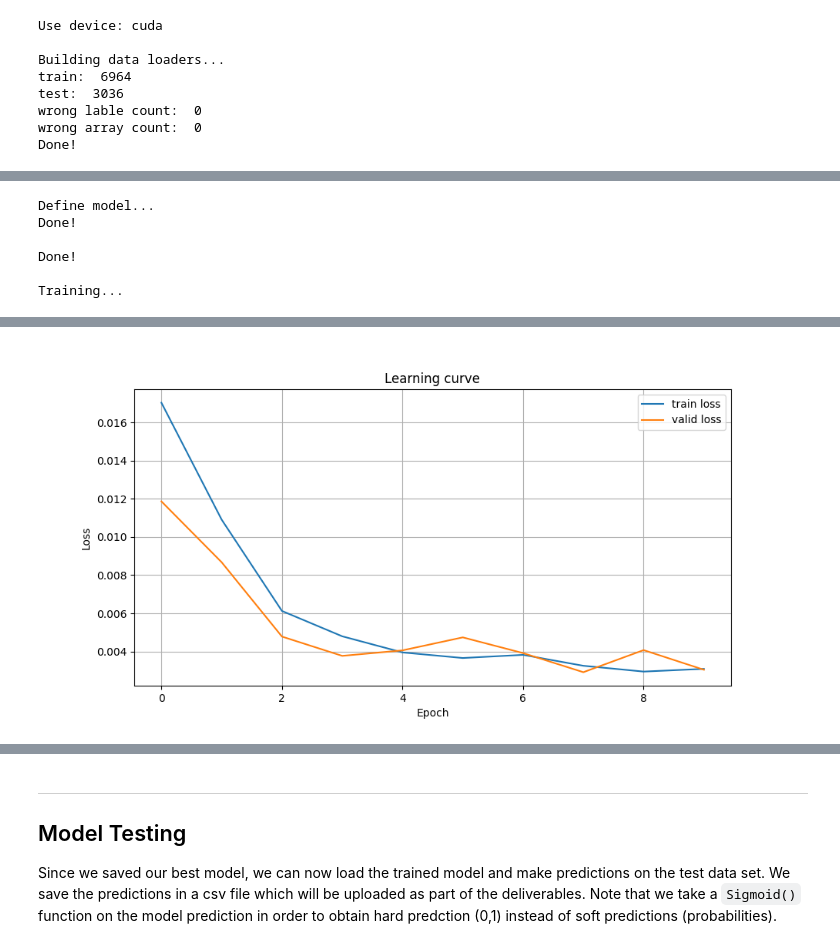
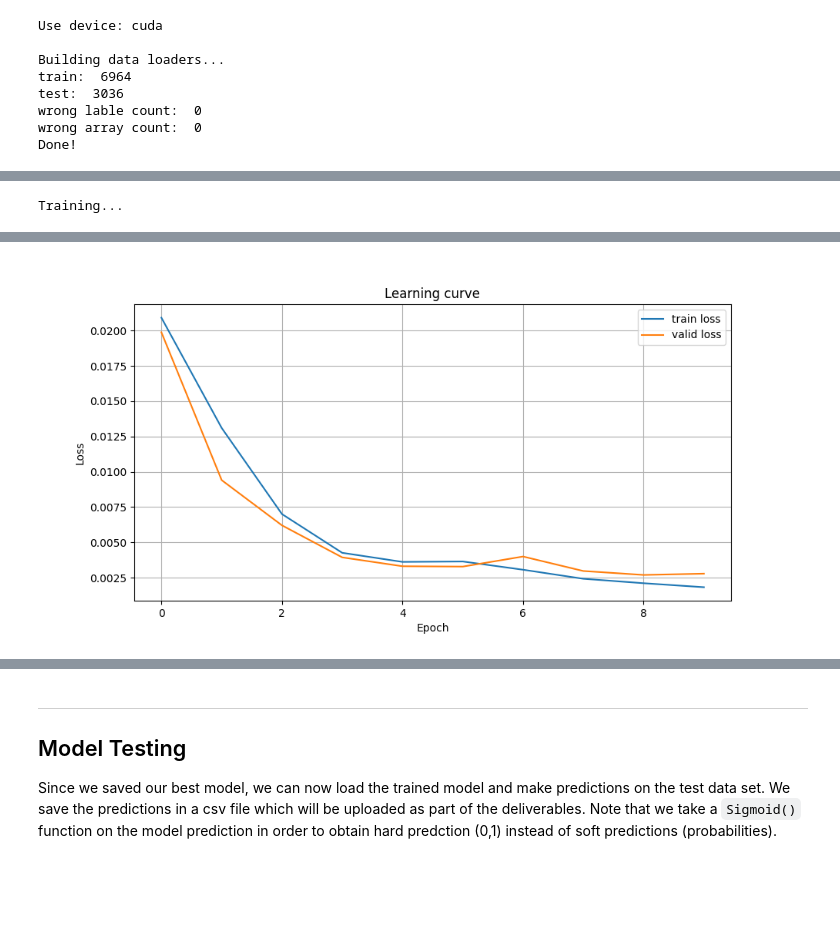
Before and after one commit to Arty-Facts/wasp_al_and_ml_2023, a Jupyter notebook: module3/assignment_ecg_classification.ipynb, the cells around one changed output, grey strips where cells are left out. Saved outputs shown, nothing was run; the diff lists cells and outputs as text; code cells hidden in the pictures; blank space fills up the shorter version.

```diff
--- a/module3/assignment_ecg_classification.ipynb
+++ b/module3/assignment_ecg_classification.ipynb
@@ -672,7 +672,7 @@ If you are unfamiliar with PyTorch training loops, then this official [tutorial]
 
 Fill the code cell below such that the model is training when `train(...)` is called.
 # %%
-def train_loop(prefix, dataloader, model, optimizer, loss_function, device):
+def train_loop(prefix, dataloader, model, optimizer, lr_scheduler, loss_function, device):
     # model to training mode (important to correctly handle dropout or batchnorm layers)
     model.train()
     # allocation
@@ -689,10 +689,15 @@ def train_loop(prefix, dataloader, model, optimizer, loss_function, device):
         loss.backward() # compute gradients
         optimizer.step() # update parameters
 
+                # Update learning rate with lr-scheduler
+        if lr_scheduler:
+            lr_scheduler.step()
+
         # Update accumulated values
         total_loss += loss.detach().cpu().numpy()
         n_entries += len(traces)
 
+
     return total_loss / n_entries
 # %% [markdown]
 ---
@@ -1006,11 +988,16 @@ def fit(num_epochs, model, optimizer, train_dataloader, valid_dataloader ,seed=4
 # %%
 model_bl = ModelBaseline()
-optimizer_bl = torch.optim.Adam(model_bl.parameters(), lr=0.0020213918261062897, weight_decay=7.800411141463573e-07)
 
-train_loss_bl, valid_loss_bl, auroc_bl, accuracy_bl, precision_bl, recall_bl, f1_bl, eval_bl = fit(
+lr = 0.0020213918261062897
+wd = 7.800411141463573e-07
+optimizer_bl = torch.optim.Adam(model_bl.parameters(), lr=lr, weight_decay=wd)
+lr_scheduler_bl = torch.optim.lr_scheduler.OneCycleLR(optimizer_bl, max_lr=lr, steps_per_epoch=len(train_dataloader), epochs=num_epochs)
+
+train_loss_bl, valid_loss_bl, auroc_bl, accuracy_bl, precision_bl, recall_bl, f1_bl, eval_bl, lr_bl = fit(
                                                                                                  num_epochs=num_epochs,
                                                                                                  model=model_bl,
                                                                                                  optimizer=optimizer_bl,
+                                                                                                 lr_scheduler=lr_scheduler_bl,
                                                                                                  train_dataloader=train_dataloader,
                                                                                                  valid_dataloader=valid_dataloader)
 fig, ax = plt.subplots(figsize=(10, 5))
@@ -1035,17 +1023,27 @@ Epoch:  1, Train Loss: 0.017568, Valid Loss: 0.016773, AUROC: 0.811991, Accuracy
 # %%
 model_10 = Model(
-    kernel_size=11,
-    num_layers=6,
-    steps=2,
-    lin_steps=3,
-    dropout=0.24909748422525366,
+    kernel_size=31,
+    num_layers=5,
+    steps=1,
+    lin_steps=0,
+    dropout=0.20278274464938117,
 )
-optimizer_10 = torch.optim.Adam(model_10.parameters(), lr=0.00019665260399178024, weight_decay=6.890707700976948e-07)
 
-train_loss_10, valid_loss_10, auroc_10, accuracy_10, precision_10, recall_10, f1_10, eval_10 = fit(
+lr= 0.0002036764430068301
+weight_decay=1.939743972193331e-06
+beta1 = 0.8965126222348034
+beta2 = 0.4638010994050052
+
+num_epochs=10
+
+optimizer_10 = torch.optim.Adam(model_10.parameters(), lr=lr, weight_decay=wd, betas=(beta1, beta2))
+lr_scheduler_10 = torch.optim.lr_scheduler.OneCycleLR(optimizer_10, max_lr=lr, steps_per_epoch=len(train_dataloader), epochs=num_epochs)
+
+train_loss_10, valid_loss_10, auroc_10, accuracy_10, precision_10, recall_10, f1_10, eval_10, lr_10 = fit(
                                                                                                  num_epochs=num_epochs,
                                                                                                  model=model_10,
                                                                                                  optimizer=optimizer_10,
+                                                                                                 lr_scheduler=lr_scheduler_10,
                                                                                                  train_dataloader=train_dataloader,
                                                                                                  valid_dataloader=valid_dataloader)
 fig, ax = plt.subplots(figsize=(10, 5))
@@ -1059,9 +1057,4 @@ ax.grid()
 
 plt.show()
 # %% [output]
-Define model...
-Done!
-
-Done!
-
 Training...
@@ -1069,4 +1062,4 @@ Epoch: 10, Train Loss: 0.003094, Valid Loss: 0.003048, AUROC: 0.992631, Accuracy
-[figure, old version]
+[figure, new version]
 # %%
 model_100 = Model(
                 kernel_size=9,
```
Also changed, not shown: parts of 12 cells of this notebook, 1 other file.
